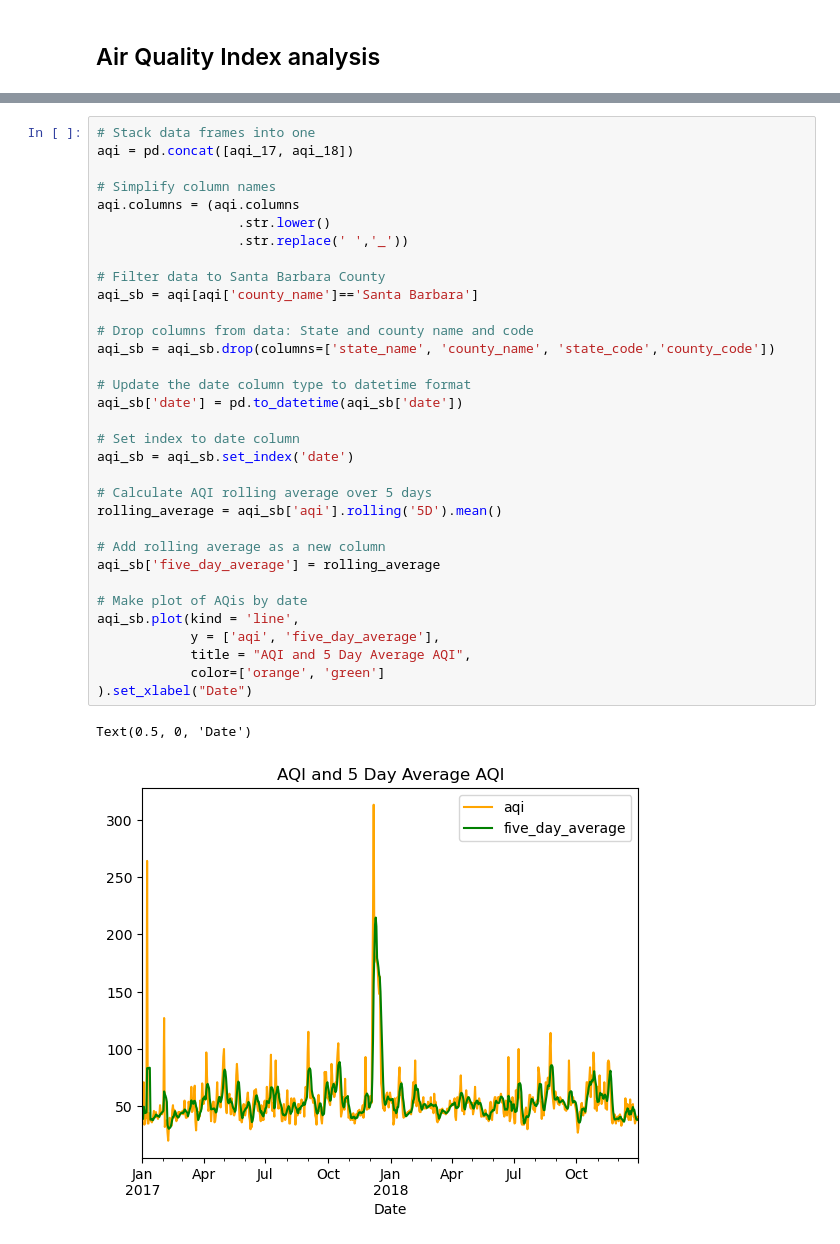
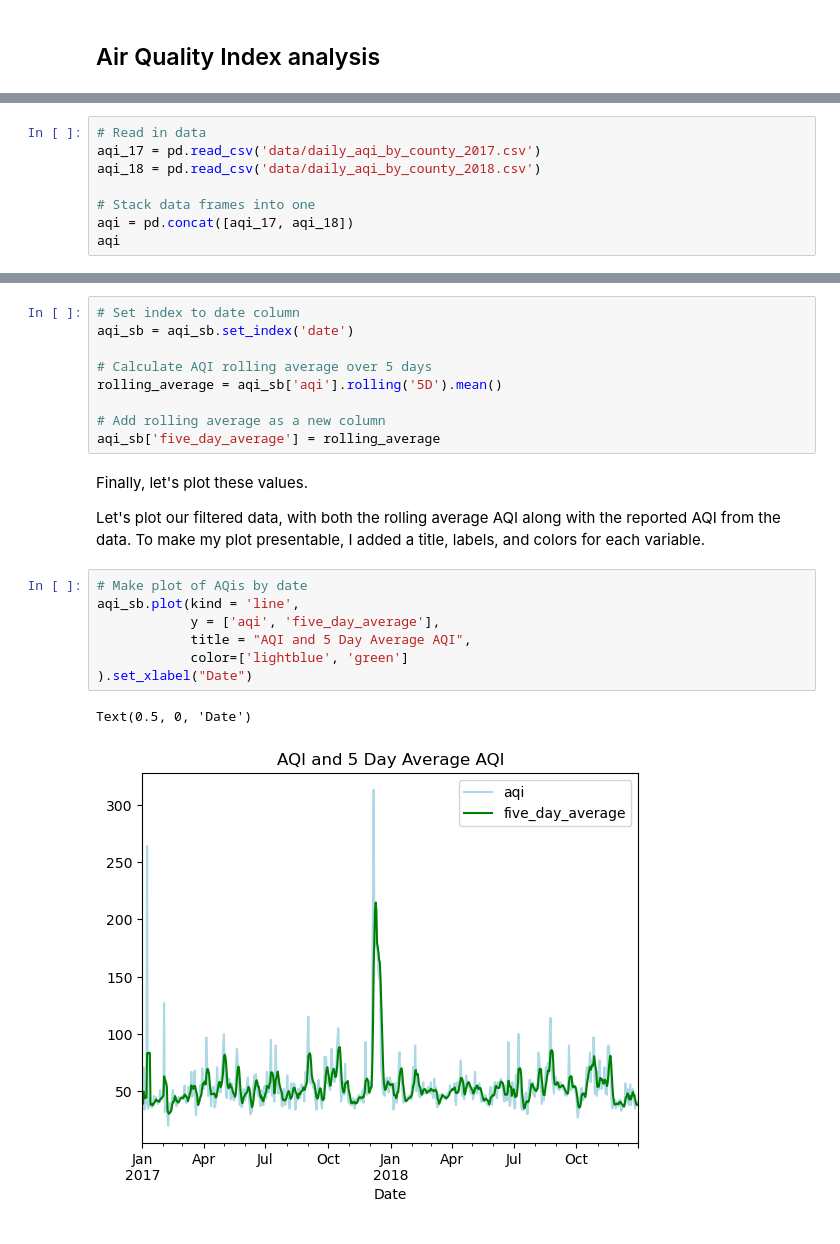
Before and after one commit to mmyiv/mmyiv.github.io, a Jupyter notebook: blogpost/thomas_fire/blogpost_yiv.ipynb, the cells around one changed output, grey strips where cells are left out. Saved outputs shown, nothing was run; the diff lists cells and outputs as text.

```diff
--- a/blogpost/thomas_fire/blogpost_yiv.ipynb
+++ b/blogpost/thomas_fire/blogpost_yiv.ipynb
@@ -149,0 +264,8 @@ aqi_18 = pd.read_csv('https://aqs.epa.gov/aqsweb/airdata/daily_aqi_by_county_201
+# %%
+# Read in data
+aqi_17 = pd.read_csv('data/daily_aqi_by_county_2017.csv')
+aqi_18 = pd.read_csv('data/daily_aqi_by_county_2018.csv')
+
+# Stack data frames into one
+aqi = pd.concat([aqi_17, aqi_18])
+aqi
@@ -150,21 +333,4 @@ aqi_18 = pd.read_csv('https://aqs.epa.gov/aqsweb/airdata/daily_aqi_by_county_201
 # %%
-# Stack data frames into one
-aqi = pd.concat([aqi_17, aqi_18])
-
-# Simplify column names
-aqi.columns = (aqi.columns
-                  .str.lower()
-                  .str.replace(' ','_'))
-
-# Filter data to Santa Barbara County
-aqi_sb = aqi[aqi['county_name']=='Santa Barbara']
-
-# Drop columns from data: State and county name and code
-aqi_sb = aqi_sb.drop(columns=['state_name', 'county_name', 'state_code','county_code'])
-
-# Update the date column type to datetime format
-aqi_sb['date'] = pd.to_datetime(aqi_sb['date'])
-
 # Set index to date column
 aqi_sb = aqi_sb.set_index('date')
 
@@ -173,13 +339,18 @@ rolling_average = aqi_sb['aqi'].rolling('5D').mean()
 
 # Add rolling average as a new column
 aqi_sb['five_day_average'] = rolling_average
-
-# Make plot of AQis by date
-aqi_sb.plot(kind = 'line',
-            y = ['aqi', 'five_day_average'],
-            title = "AQI and 5 Day Average AQI",
-            color=['orange', 'green']
-).set_xlabel("Date")
-# %% [output]
-Text(0.5, 0, 'Date')
-[figure, removed]
+# %% [markdown]
+Finally, let's plot these values.
+
+Let's plot our filtered data, with both the rolling average AQI along with the reported AQI from the data.
+To make my plot presentable, I added a title, labels, and colors for each variable.
+# %%
+# Make plot of AQis by date
+aqi_sb.plot(kind = 'line',
+            y = ['aqi', 'five_day_average'],
+            title = "AQI and 5 Day Average AQI",
+            color=['lightblue', 'green']
+).set_xlabel("Date")
+# %% [output]
+Text(0.5, 0, 'Date')
+[figure, added]
```
Also changed, not shown: parts of 48 cells of this notebook, 18 other files.
